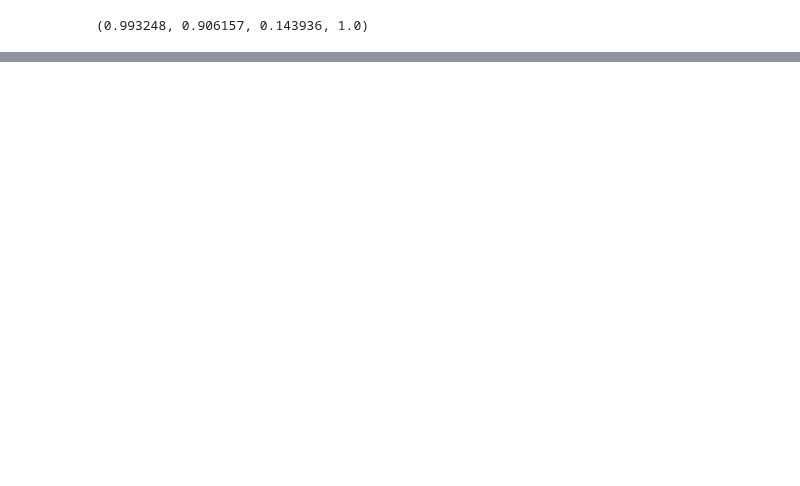
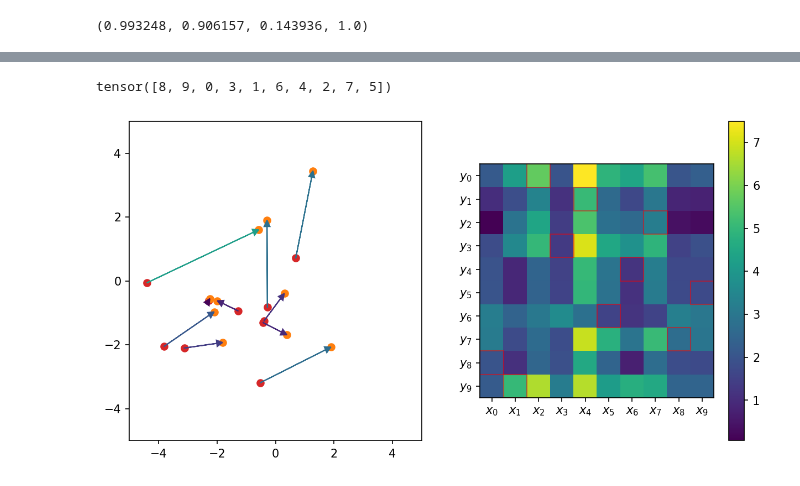
Before and after one commit to mackelab/labproject, a Jupyter notebook: docs/notebooks/wasserstein_intuition.ipynb, the cells around one changed output, grey strips where cells are left out. Drawn from its saved outputs; the diff is of its cells as text; code cells hidden in the pictures; blank space fills up the shorter version.

```diff
--- a/docs/notebooks/wasserstein_intuition.ipynb
+++ b/docs/notebooks/wasserstein_intuition.ipynb
@@ -108,0 +116,28 @@ cost,transport = sinkhorn_algorithm(plot_data,plot_data2,eps=0.1,return_transpor
+# %%
+permutation = transport.argmax(dim=1)
+print(permutation)
+plot_data2_copy = plot_data2[permutation]
+# pairdist = torch.cdist(plot_data,plot_data2_copy)
+
+fig,axs = plt.subplots(1,2,figsize=(10,5))
+
+colors = axs[1].imshow(pairdist)
+axs[1].set_xticks(np.arange(len(pairdist[:,0])),labels=['$x_{}$'.format(i) for i in range(10)])
+axs[1].set_yticks(np.arange(len(pairdist[:,0])),labels=['$y_{}$'.format(i) for i in range(10)])
+for i in range(10):
+    highlight_cell(i,permutation[i],ax=axs[1],color="r",alpha=0.5)
+cbar = fig.colorbar(colors, ax=axs[1], location='right')
+
+
+
+
+axs[0].scatter(plot_data[:, 0], plot_data[:, 1],color="C3")
+axs[0].scatter(plot_data2_copy[:, 0], plot_data2_copy[:, 1],color="C1")
+axs[0].set_xlim(-5,5)
+axs[0].set_ylim(-5,5)
+indices = torch.arange(0,len(plot_data))
+for ind,p1,p2 in zip(indices,plot_data,plot_data2_copy):
+    axs[0].arrow(p1[0],p1[1],p2[0]-p1[0],p2[1]-p1[1],head_width=0.2, head_length=0.2,length_includes_head=True,color = cbar.cmap(pairdist[ind,permutation[ind]].item()/pairdist.max().item()))
+# %% [output]
+tensor([8, 9, 0, 3, 1, 6, 4, 2, 7, 5])
+[figure, added]
```
Also changed, not shown: parts of 4 cells of this notebook.
